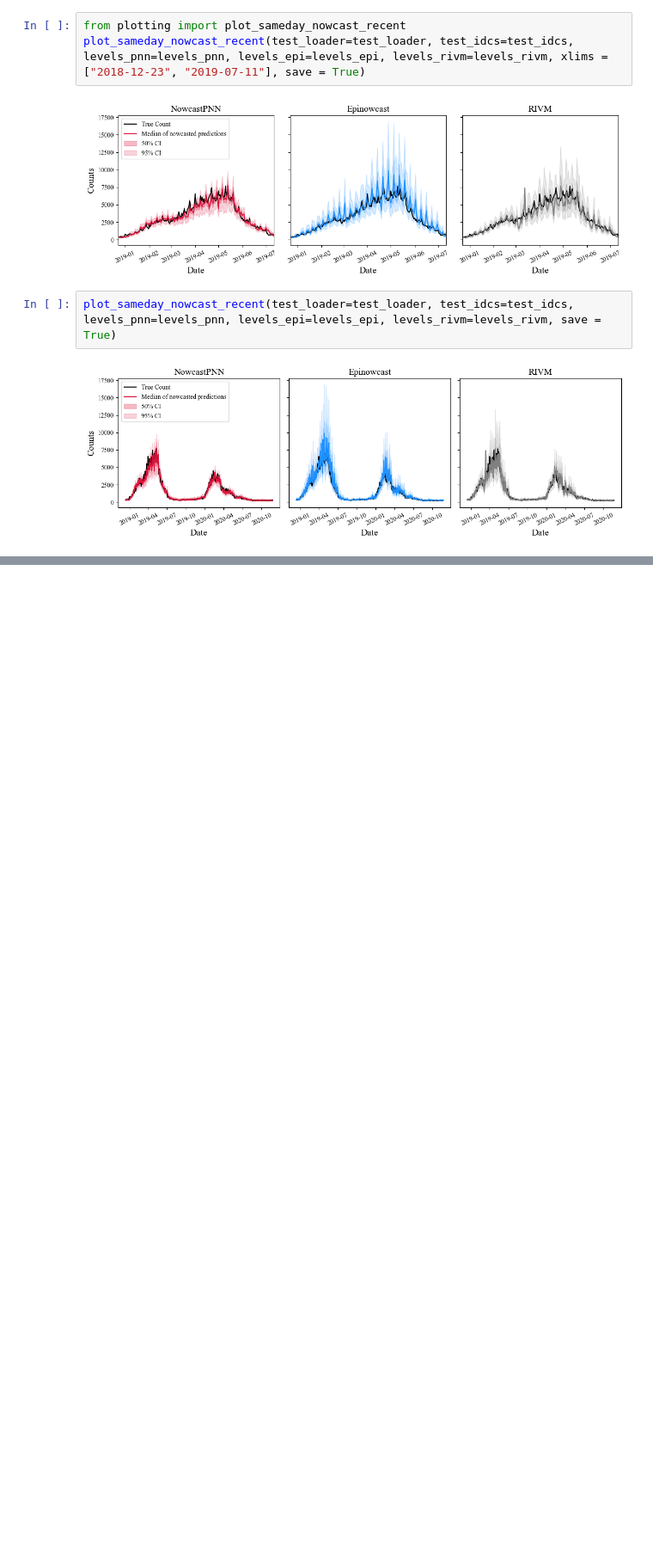
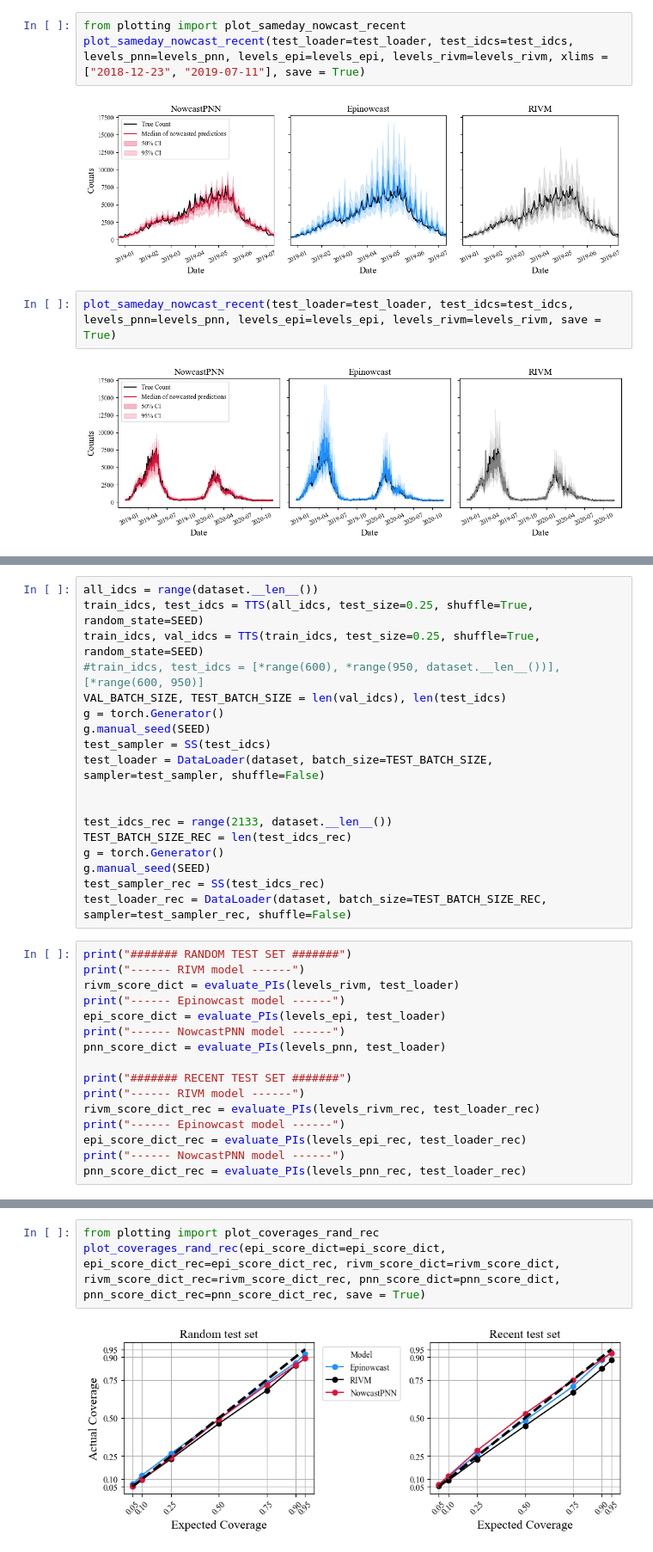
Before and after one commit to silaskoemen/NowcastPNN, a Jupyter notebook: src/model_comparisons.ipynb, the cells around one changed output, grey strips where cells are left out. Shown at 86% size. Cells and saved outputs as stored; diff of their text form; blank space fills up the shorter version.

```diff
--- a/src/model_comparisons.ipynb
+++ b/src/model_comparisons.ipynb
@@ -225,0 +246,34 @@ plot_sameday_nowcast_recent(test_loader=test_loader, test_idcs=test_idcs, levels
+# %%
+all_idcs = range(dataset.__len__())
+train_idcs, test_idcs = TTS(all_idcs, test_size=0.25, shuffle=True, random_state=SEED)
+train_idcs, val_idcs = TTS(train_idcs, test_size=0.25, shuffle=True, random_state=SEED)
+#train_idcs, test_idcs = [*range(600), *range(950, dataset.__len__())], [*range(600, 950)]
+VAL_BATCH_SIZE, TEST_BATCH_SIZE = len(val_idcs), len(test_idcs)
+g = torch.Generator()
+g.manual_seed(SEED)
+test_sampler = SS(test_idcs)
+test_loader = DataLoader(dataset, batch_size=TEST_BATCH_SIZE, sampler=test_sampler, shuffle=False)
+
+
+test_idcs_rec = range(2133, dataset.__len__())
+TEST_BATCH_SIZE_REC = len(test_idcs_rec)
+g = torch.Generator()
+g.manual_seed(SEED)
+test_sampler_rec = SS(test_idcs_rec)
+test_loader_rec = DataLoader(dataset, batch_size=TEST_BATCH_SIZE_REC, sampler=test_sampler_rec, shuffle=False)
+# %%
+print("####### RANDOM TEST SET #######")
+print("------ RIVM model ------")
+rivm_score_dict = evaluate_PIs(levels_rivm, test_loader)
+print("------ Epinowcast model ------")
+epi_score_dict = evaluate_PIs(levels_epi, test_loader)
+print("------ NowcastPNN model ------")
+pnn_score_dict = evaluate_PIs(levels_pnn, test_loader)
+
+print("####### RECENT TEST SET #######")
+print("------ RIVM model ------")
+rivm_score_dict_rec = evaluate_PIs(levels_rivm_rec, test_loader_rec)
+print("------ Epinowcast model ------")
+epi_score_dict_rec = evaluate_PIs(levels_epi_rec, test_loader_rec)
+print("------ NowcastPNN model ------")
+pnn_score_dict_rec = evaluate_PIs(levels_pnn_rec, test_loader_rec)
@@ -225,0 +298,5 @@ plot_sameday_nowcast_recent(test_loader=test_loader, test_idcs=test_idcs, levels
+# %%
+from plotting import plot_coverages_rand_rec
+plot_coverages_rand_rec(epi_score_dict=epi_score_dict, epi_score_dict_rec=epi_score_dict_rec, rivm_score_dict=rivm_score_dict, rivm_score_dict_rec=rivm_score_dict_rec, pnn_score_dict=pnn_score_dict, pnn_score_dict_rec=pnn_score_dict_rec, save = True)
+# %% [output]
+[figure, added]
```
Also changed, not shown: parts of 3 cells of this notebook, 1 other file.
